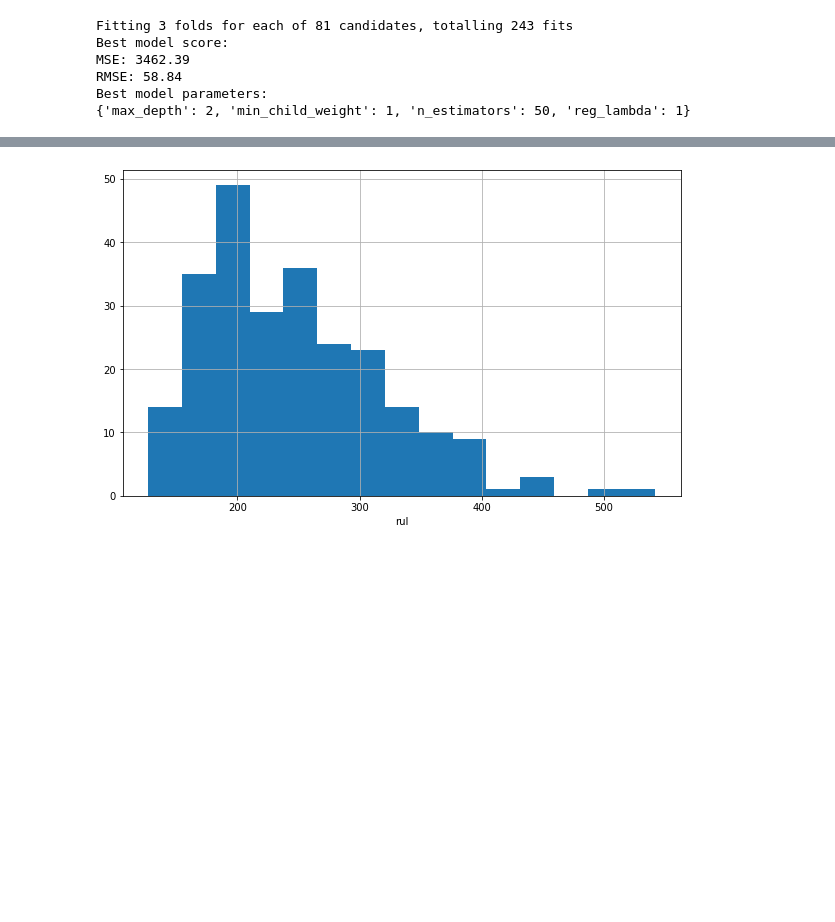
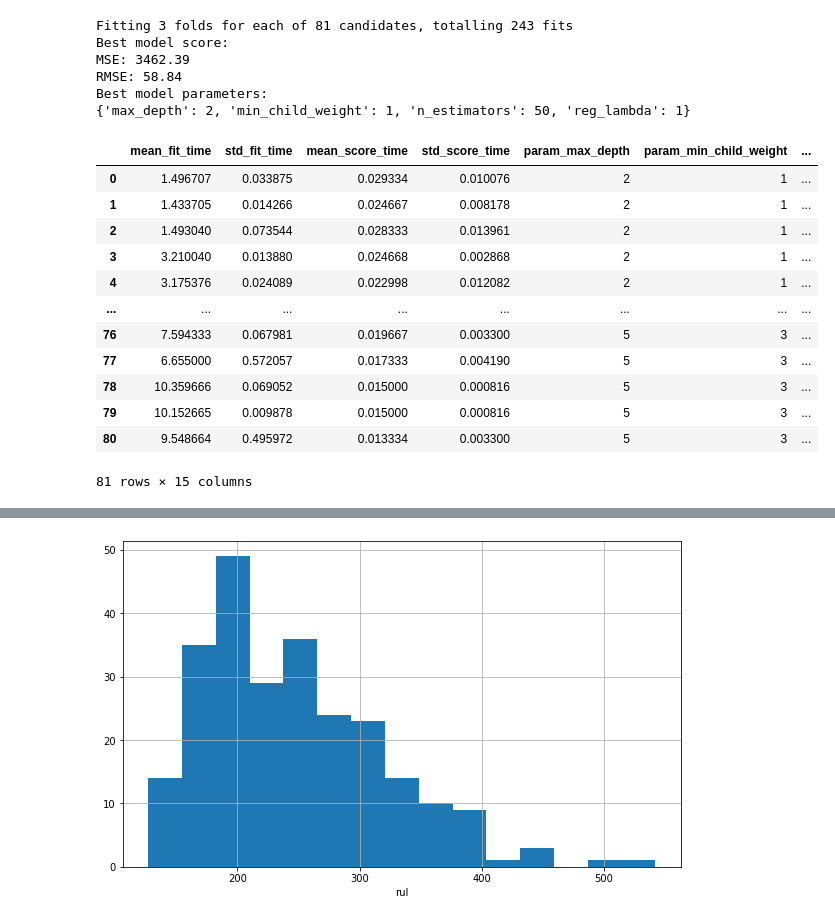
Before and after one commit to TomislavZupanovic/AWSBlackBelt-Capstone, a Jupyter notebook: EDA_notebooks/EDA.ipynb, the cells around one changed output, grey strips where cells are left out. Cells and saved outputs as stored; diff of their text form; code cells hidden in the pictures; blank space fills up the shorter version.

```diff
--- a/EDA_notebooks/EDA.ipynb
+++ b/EDA_notebooks/EDA.ipynb
@@ -351,6 +351,22 @@ MSE: 3462.39
 RMSE: 58.84
 Best model parameters:
 {'max_depth': 2, 'min_child_weight': 1, 'n_estimators': 50, 'reg_lambda': 1}
+# %%
+grid_results
+# %% [output]
+|  | mean_fit_time | std_fit_time | mean_score_time | std_score_time | param_max_depth | param_min_child_weight | ... |
+| 0 | 1.496707 | 0.033875 | 0.029334 | 0.010076 | 2 | 1 | ... |
+| 1 | 1.433705 | 0.014266 | 0.024667 | 0.008178 | 2 | 1 | ... |
+| 2 | 1.493040 | 0.073544 | 0.028333 | 0.013961 | 2 | 1 | ... |
+| 3 | 3.210040 | 0.013880 | 0.024668 | 0.002868 | 2 | 1 | ... |
+| 4 | 3.175376 | 0.024089 | 0.022998 | 0.012082 | 2 | 1 | ... |
+| ... | ... | ... | ... | ... | ... | ... | ... |
+| 76 | 7.594333 | 0.067981 | 0.019667 | 0.003300 | 5 | 3 | ... |
+| 77 | 6.655000 | 0.572057 | 0.017333 | 0.004190 | 5 | 3 | ... |
+| 78 | 10.359666 | 0.069052 | 0.015000 | 0.000816 | 5 | 3 | ... |
+| 79 | 10.152665 | 0.009878 | 0.015000 | 0.000816 | 5 | 3 | ... |
+| 80 | 9.548664 | 0.495972 | 0.013334 | 0.003300 | 5 | 3 | ... |
+81 rows × 15 columns
 # %%
 train_metrics, test_metrics = evaluate_model(best_model, x_train, y_train, x_test, y_test)
 # %% [output]
```
Also changed, not shown: parts of 1 cell of this notebook, 4 other files.
